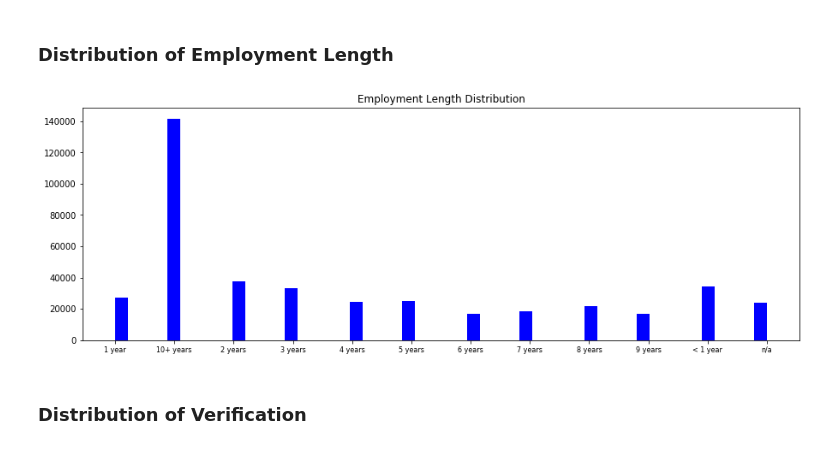
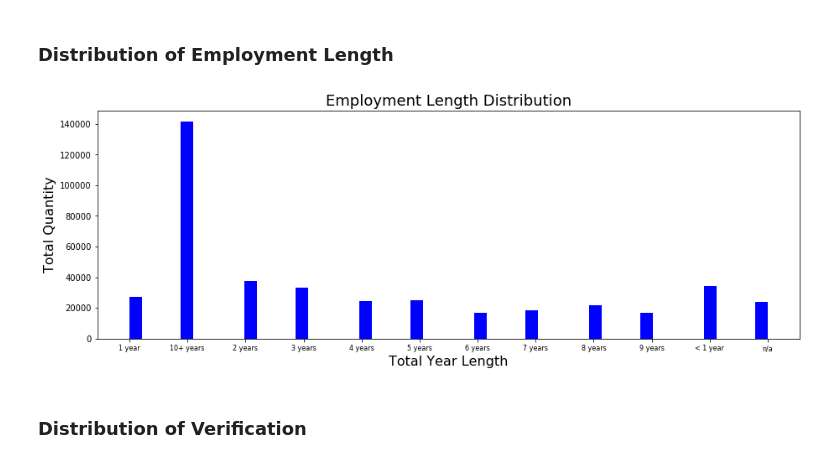
Before and after one commit to CFrensko/Capstone-2, a Jupyter notebook: Capstone Project 2 Lending Club Data Cleaning.ipynb, the cells around one changed output. Saved outputs shown, nothing was run; the diff lists cells and outputs as text; code cells hidden in the pictures.

```diff
--- a/Capstone Project 2 Lending Club Data Cleaning.ipynb
+++ b/Capstone Project 2 Lending Club Data Cleaning.ipynb
@@ -335,14 +347,16 @@ plt.show()
 # %%
 emp_length_distribution=pd.DataFrame(approved['emp_length'].value_counts())
 emp_length_distribution.reset_index(inplace=True)
 emp_length_distribution.columns=['emp_length','number of applicants']
 emp_length_distribution.head()
 
 approved["emp_length"].hist(color = 'blue',xlabelsize= 8,bins = 50,figsize = [15,5], grid=False)
-plt.title("Employment Length Distribution")
+plt.title("Employment Length Distribution", fontsize=18)
+plt.xlabel('Total Year Length', fontsize=16)
+plt.ylabel('Total Quantity', fontsize=16)
 plt.show()
 # %% [output]
-[figure, old version]
+[figure, new version]
 # %% [markdown]
 ### Distribution of Verification
 # %%
```
Also changed, not shown: parts of 19 cells of this notebook, 1 other file.
